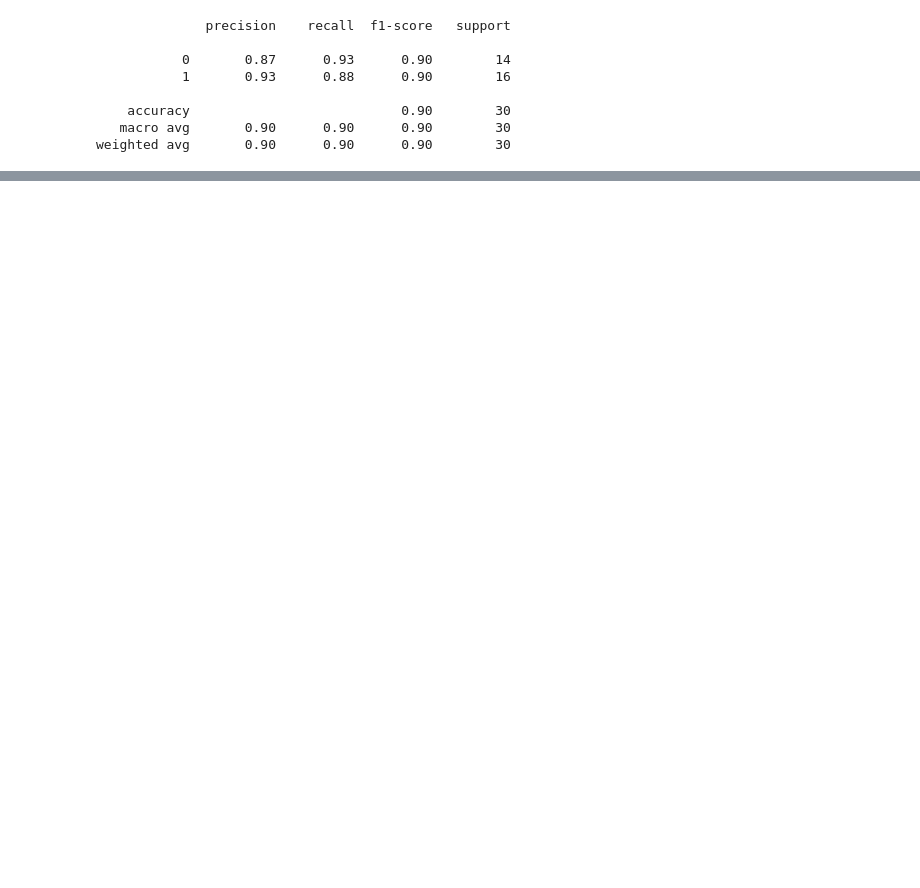
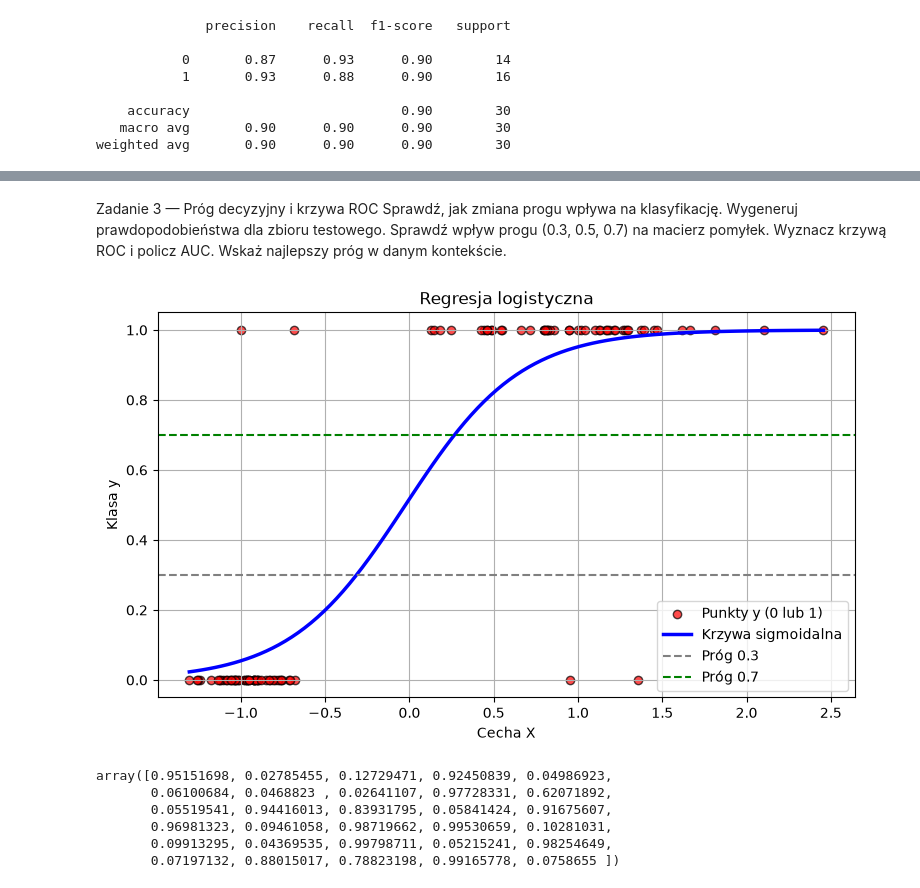
Before and after one commit to michallitwin/python-learning, a Jupyter notebook: python_ml_exercises/zad_reg_log.ipynb, the cells around one changed output, grey strips where cells are left out. Saved outputs shown, nothing was run; the diff lists cells and outputs as text; code cells hidden in the pictures; blank space fills up the shorter version.

```diff
--- a/python_ml_exercises/zad_reg_log.ipynb
+++ b/python_ml_exercises/zad_reg_log.ipynb
@@ -125,0 +167,52 @@ plt.grid(True)
+# %% [markdown]
+Zadanie 3 — Próg decyzyjny i krzywa ROC
+ Sprawdź, jak zmiana progu wpływa na klasyfikację.
+Wygeneruj prawdopodobieństwa dla zbioru testowego.
+Sprawdź wpływ progu (0.3, 0.5, 0.7) na macierz pomyłek.
+Wyznacz krzywą ROC i policz AUC.
+Wskaż najlepszy próg w danym kontekście.
+# %%
+#zmieniajac prog na 0.3 lub 0.7 przesuwamy szara kreske w punkty 0.3 lub 0.7 na osi OY
+
+#tworzymy linie - 100 oznacza gladkosc
+X_line = np.linspace(X.min(), X.max(), 100).reshape(-1, 1)
+
+# Prawdopodobieństwo z modelu z drugiej kolumny :1
+y_proba = model.predict_proba(X_line)[:, 1]
+
+plt.figure(figsize=(9, 5))
+
+#Prawdziwe punkty 0 i 1
+plt.scatter(
+    X, y, color="red", alpha=0.7, edgecolors="k", label="Punkty y (0 lub 1)"
+)
+
+#Krzywa sigmoidalna
+plt.plot(
+    X_line, y_proba, color="blue", linewidth=2.5, label="Krzywa sigmoidalna"
+)
+#progi decyzyjny
+plt.axhline(0.3, color="gray", linestyle="--", label="Próg 0.3")
+plt.axhline(0.7, color="green", linestyle="--", label="Próg 0.7")
+
+
+
+
+plt.xlabel("Cecha X")
+plt.ylabel("Klasa y")
+plt.title("Regresja logistyczna")
+plt.legend()
+plt.grid(True)
+# %% [output]
+[figure, added]
+# %%
+#szansa na klase 1 w ulamkach
+y_probs = model.predict_proba(X_test)[:, 1]
+y_probs
+# %% [output]
+array([0.95151698, 0.02785455, 0.12729471, 0.92450839, 0.04986923,
+       0.06100684, 0.0468823 , 0.02641107, 0.97728331, 0.62071892,
+       0.05519541, 0.94416013, 0.83931795, 0.05841424, 0.91675607,
+       0.96981323, 0.09461058, 0.98719662, 0.99530659, 0.10281031,
+       0.09913295, 0.04369535, 0.99798711, 0.05215241, 0.98254649,
+       0.07197132, 0.88015017, 0.78823198, 0.99165778, 0.0758655 ])
```
Also changed, not shown: parts of 40 cells of this notebook, 3 other files.
